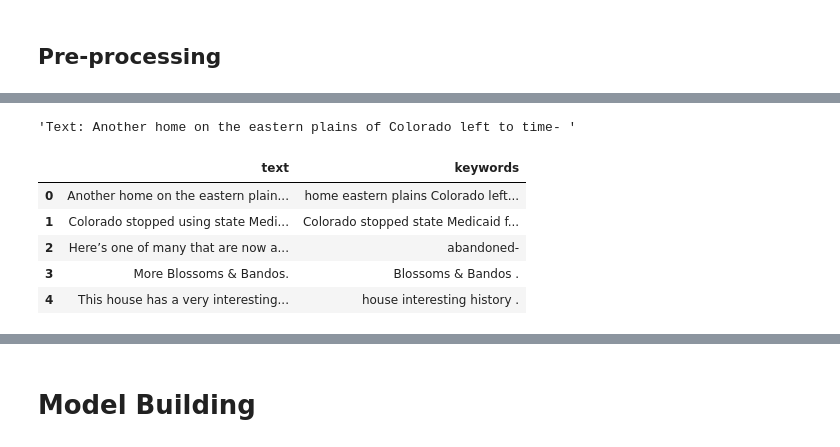
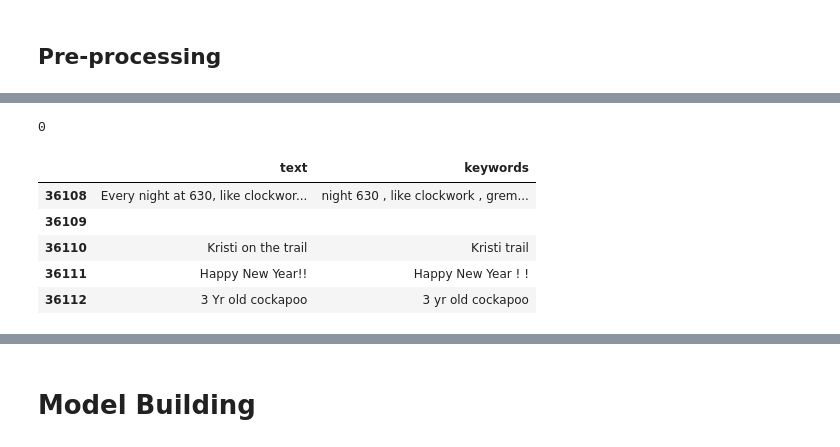
Before and after one commit to burning-river/text_generator, a Jupyter notebook: train_text_generator.ipynb, the cells around one changed output, grey strips where cells are left out. Cells and saved outputs as stored; diff of their text form; code cells hidden in the pictures.

```diff
--- a/train_text_generator.ipynb
+++ b/train_text_generator.ipynb
@@ -64,7 +76,7 @@ def remove_stopwords(text):
     keywords = []
     for item in nlp(text):
         if not item.is_stop:
-            keywords.append(item.text)
+            keywords.append(item.lemma_)
     keywords_para = ' '.join(keywords)
 
     return keywords_para
@@ -81,27 +93,31 @@ def extract_keywords(text):
         }
     except:
         return {'text': '', 'keywords': ''}
+# %%
+batch_size = 300000
+# %%
+i = 7
 # %%
 keywords = []
 texts = []
-for post in raw_df['PostText'].values:
+for ind, post in enumerate(raw_df['PostText'].values[(i - 1)*batch_size: ]):
     result = extract_keywords(post)
     keywords.append(result['keywords'])
     texts.append(result['text'])
+    if ind % 50000 == 0:
+        print(ind)
+# %% [output]
+0
-# %%
-raw_df['PostText'].values[0]
-# %% [output]
-'Text: Another home on the eastern plains of Colorado left to time- '
 # %%
 df = pd.DataFrame({'text': texts, 'keywords': keywords})
-df.head()
+df.tail()
 # %% [output]
 |  | text | keywords |
-| 0 | Another home on the eastern plain... | home eastern plains Colorado left... |
-| 1 | Colorado stopped using state Medi... | Colorado stopped state Medicaid f... |
-| 2 | Here’s one of many that are now a... | abandoned- |
-| 3 | More Blossoms & Bandos. | Blossoms & Bandos . |
-| 4 | This house has a very interesting... | house interesting history . |
+| 36108 | Every night at 630, like clockwor... | night 630 , like clockwork , grem... |
+| 36109 |  |  |
+| 36110 | Kristi on the trail | Kristi trail |
+| 36111 | Happy New Year!! | Happy New Year ! ! |
+| 36112 | 3 Yr old cockapoo | 3 yr old cockapoo |
 # %%
 df.shape
 # %% [output]
```
Also changed, not shown: parts of 89 cells of this notebook.
